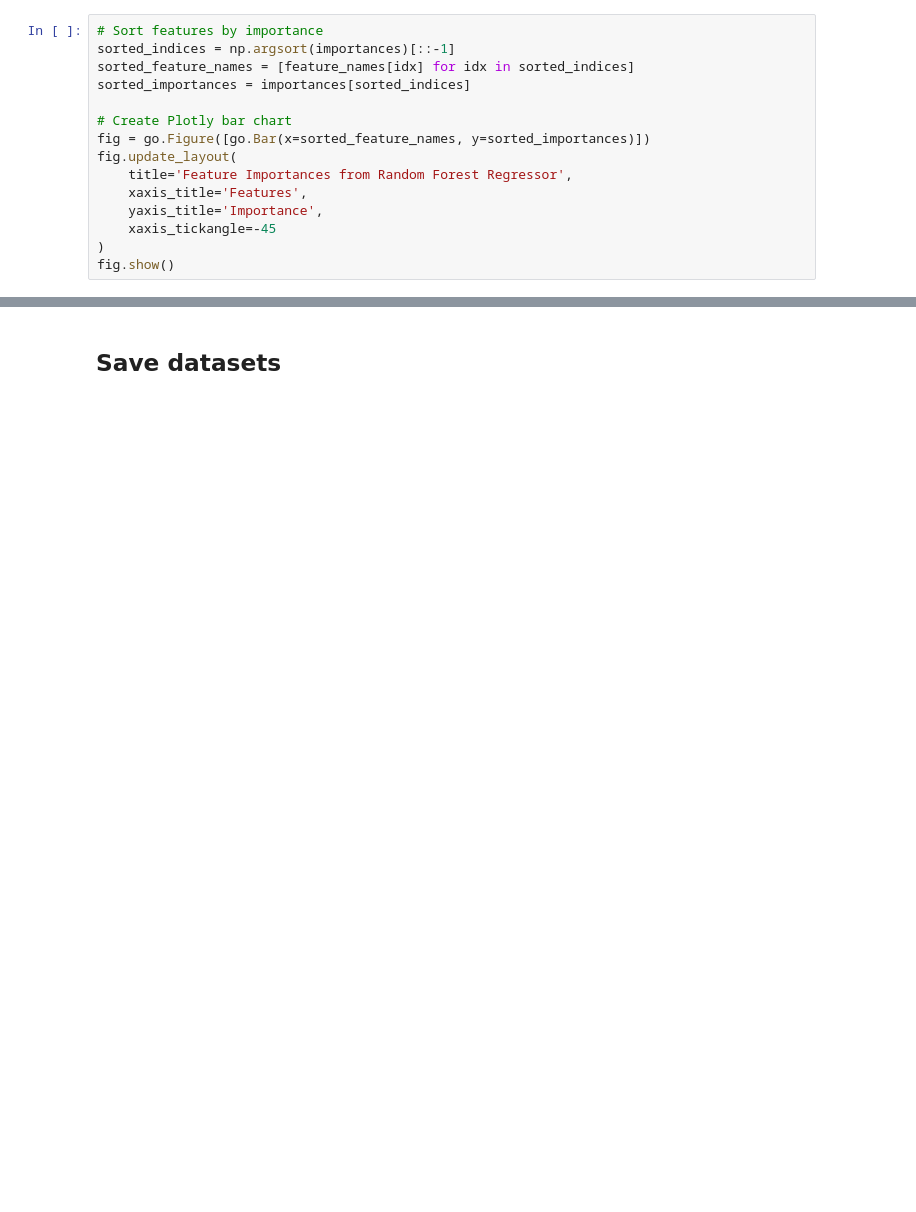
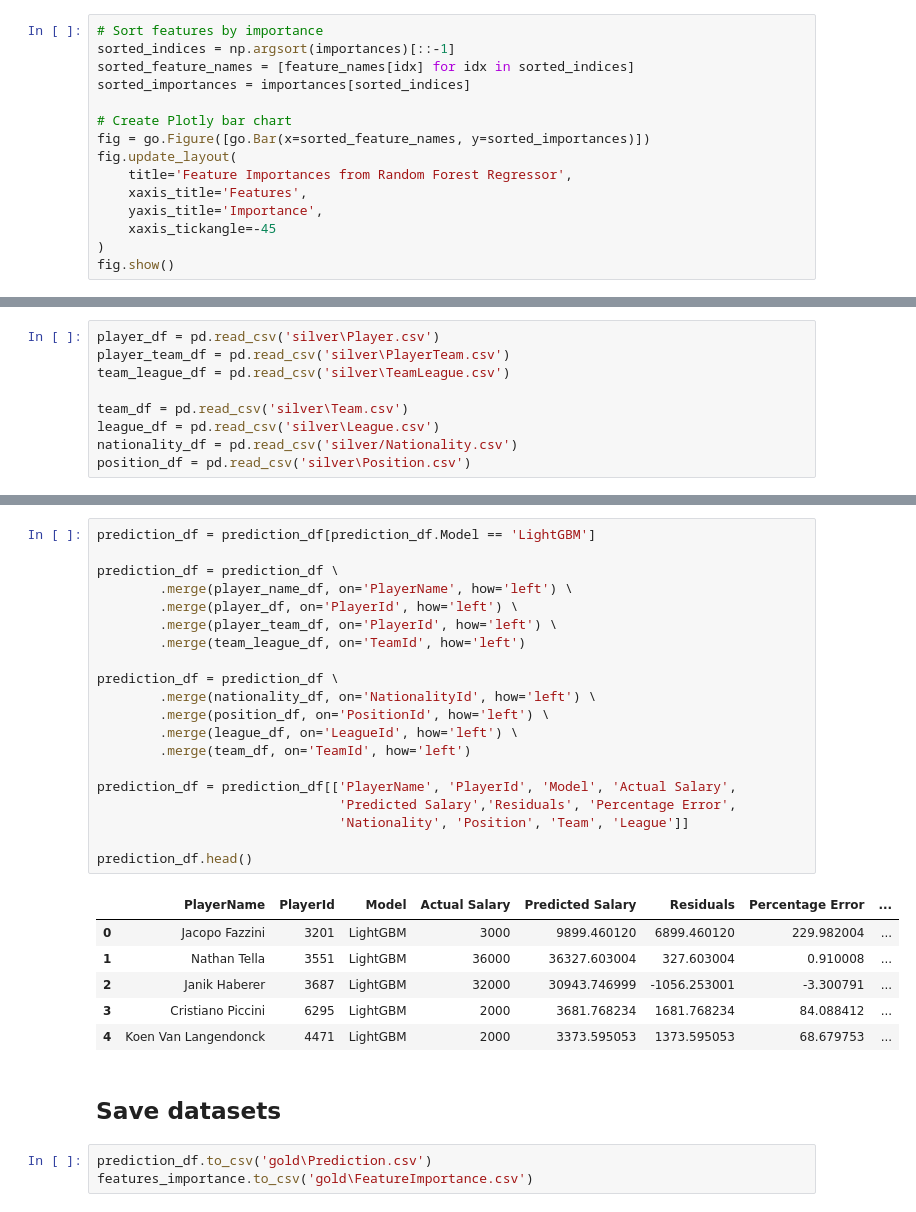
Before and after one commit to girguy/player_wages, a Jupyter notebook: 6_train_dataset.ipynb, the cells around one changed output, grey strips where cells are left out. Cells and saved outputs as stored; diff of their text form; blank space fills up the shorter version.

```diff
--- a/4_train_dataset.ipynb
+++ b/6_train_dataset.ipynb
@@ -248,0 +253,9 @@ fig.show()
+# %%
+player_df = pd.read_csv('silver\Player.csv')
+player_team_df = pd.read_csv('silver\PlayerTeam.csv')
+team_league_df = pd.read_csv('silver\TeamLeague.csv')
+
+team_df = pd.read_csv('silver\Team.csv')
+league_df = pd.read_csv('silver\League.csv')
+nationality_df = pd.read_csv('silver/Nationality.csv')
+position_df = pd.read_csv('silver\Position.csv')
@@ -249,2 +271,32 @@ fig.show()
+# %%
+prediction_df = prediction_df[prediction_df.Model == 'LightGBM']
+
+prediction_df = prediction_df \
+        .merge(player_name_df, on='PlayerName', how='left') \
+        .merge(player_df, on='PlayerId', how='left') \
+        .merge(player_team_df, on='PlayerId', how='left') \
+        .merge(team_league_df, on='TeamId', how='left')
+
+prediction_df = prediction_df \
+        .merge(nationality_df, on='NationalityId', how='left') \
+        .merge(position_df, on='PositionId', how='left') \
+        .merge(league_df, on='LeagueId', how='left') \
+        .merge(team_df, on='TeamId', how='left')
+
+prediction_df = prediction_df[['PlayerName', 'PlayerId', 'Model', 'Actual Salary',
+                               'Predicted Salary','Residuals', 'Percentage Error',
+                               'Nationality', 'Position', 'Team', 'League']]
+
+prediction_df.head()
+# %% [output]
+|  | PlayerName | PlayerId | Model | Actual Salary | Predicted Salary | Residuals | Percentage Error | ... |
+| 0 | Jacopo Fazzini | 3201 | LightGBM | 3000 | 9899.460120 | 6899.460120 | 229.982004 | ... |
+| 1 | Nathan Tella | 3551 | LightGBM | 36000 | 36327.603004 | 327.603004 | 0.910008 | ... |
+| 2 | Janik Haberer | 3687 | LightGBM | 32000 | 30943.746999 | -1056.253001 | -3.300791 | ... |
+| 3 | Cristiano Piccini | 6295 | LightGBM | 2000 | 3681.768234 | 1681.768234 | 84.088412 | ... |
+| 4 | Koen Van Langendonck | 4471 | LightGBM | 2000 | 3373.595053 | 1373.595053 | 68.679753 | ... |
 # %% [markdown]
 ## Save datasets
+# %%
+prediction_df.to_csv('gold\Prediction.csv')
+features_importance.to_csv('gold\FeatureImportance.csv')
```
Also changed, not shown: parts of 13 cells of this notebook, 12 other files.
